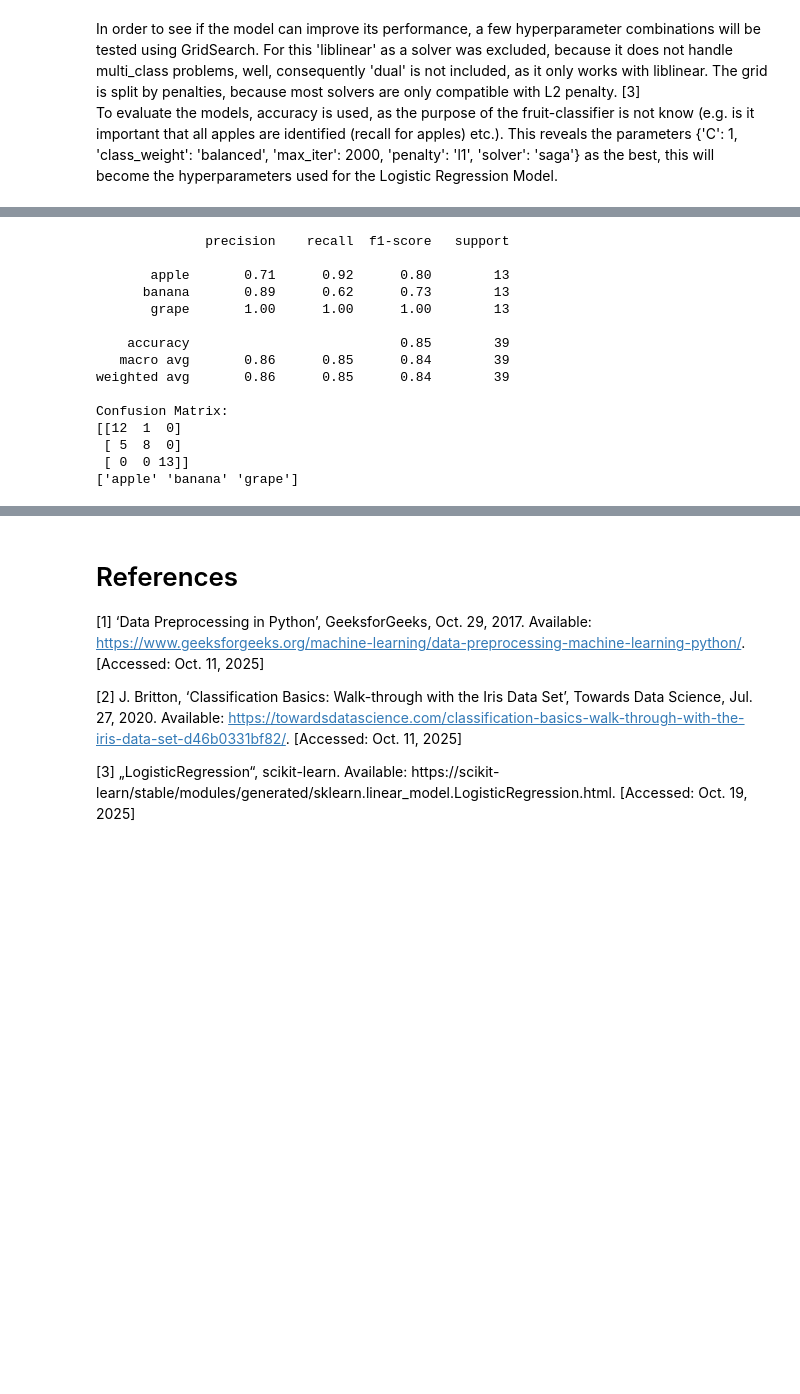
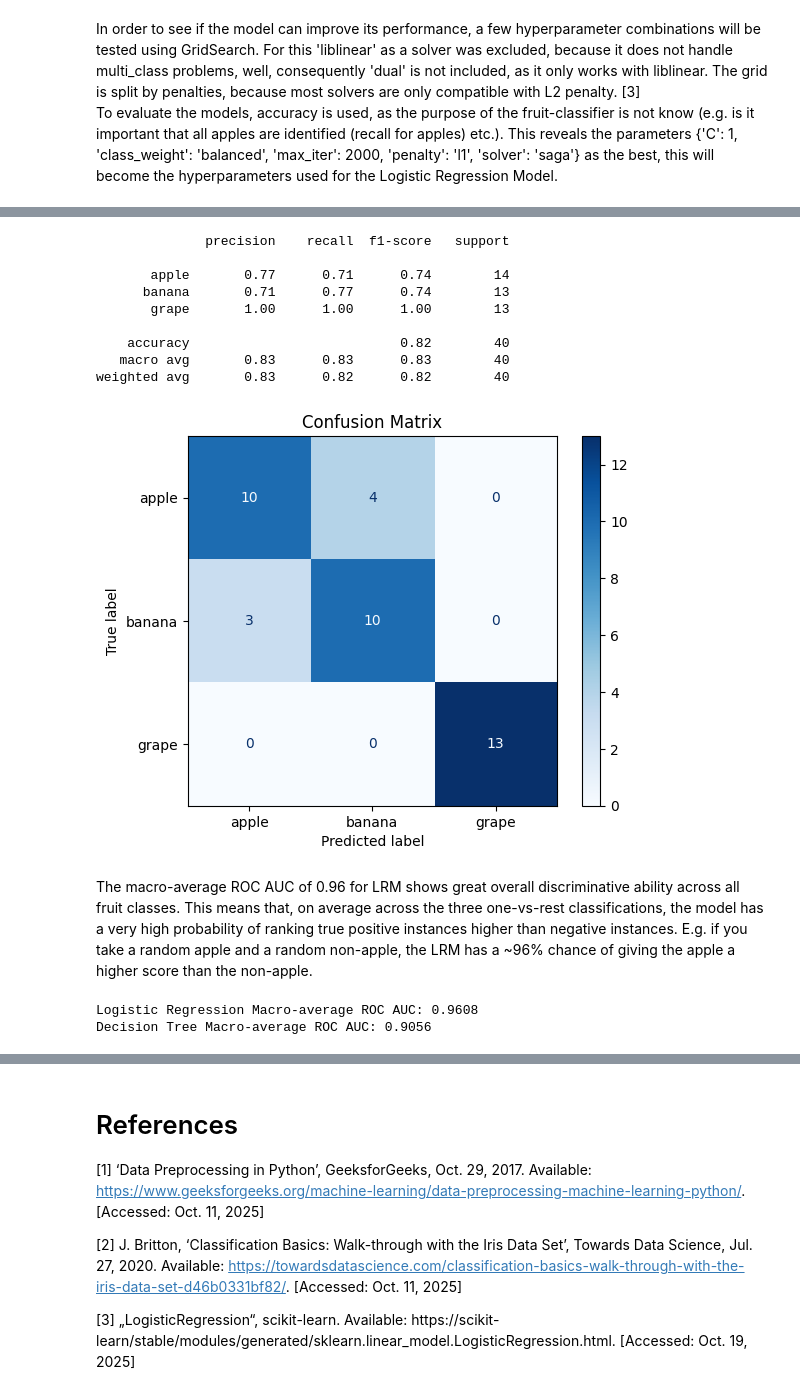
Before and after one commit to monbbemka/fruit-classifier, a Jupyter notebook: notebooks/fruit_classification.ipynb, the cells around one changed output, grey strips where cells are left out. Saved outputs shown, nothing was run; the diff lists cells and outputs as text; code cells hidden in the pictures; blank space fills up the shorter version.

```diff
--- a/notebooks/fruit_classification.ipynb
+++ b/notebooks/fruit_classification.ipynb
@@ -468,9 +449,9 @@ Although it does not matter wether the data is scaled or not for Decision Tree,
 # %%
 model_DT = DecisionTreeClassifier(random_state=1)
 
-model_DT.fit(X_train_scaled, y_train)
+model_DT.fit(X_train, y_train)
 
-y_pred_DT = model_DT.predict(X_test_scaled)
+y_pred_DT = model_DT.predict(X_test)
 
 accuracy_score(y_test, y_pred_DT)
 # %% [output]
@@ -484,6 +469,6 @@ Cross-Validation-Score: 0.8903225806451612
 # %%
 param_grid = {
-    'max_depth': range(1, 20, 1),
+    'max_depth': range(1, 10, 1),
     'min_samples_leaf': range(1, 10, 1),
     'min_samples_split': range(2, 10, 1),
     'criterion': ['entropy', 'gini']
@@ -492,7 +477,7 @@ param_grid = {
 grid_search = GridSearchCV(DecisionTreeClassifier(random_state=1), param_grid,
                            cv=5, scoring='accuracy')
 
-grid_search.fit(X_train_scaled, y_train)
+grid_search.fit(X_train, y_train)
 
 print(f"Best parameters: {grid_search.best_params_}")
 print("Best score:", grid_search.best_score_)
@@ -514,23 +503,43 @@ Final test accuracy: 0.8461538461538461
 # %%
-y_pred_DT = final_model_DT.predict(X_test_scaled)
+y_pred_DT = final_model_DT.predict(X_test)
 print(classification_report(y_test, y_pred_DT))
 
-print("Confusion Matrix:")
-print(confusion_matrix(y_test, y_pred_DT))
-print(final_model_DT.classes_) # to know which field is which in the confusion matrix
+# Plot confusion matrix
+cm = confusion_matrix(y_test, y_pred_DT)
+
+disp = ConfusionMatrixDisplay(confusion_matrix=cm, display_labels=final_model_LR.classes_)
+disp.plot(cmap=plt.cm.Blues)
+
+plt.title("Confusion Matrix")
+plt.show()
 # %% [output]
               precision    recall  f1-score   support
 
-       apple       0.71      0.92      0.80        13
-      banana       0.89      0.62      0.73        13
+       apple       0.77      0.71      0.74        14
+      banana       0.71      0.77      0.74        13
        grape       1.00      1.00      1.00        13
 
-    accuracy                           0.85        39
-   macro avg       0.86      0.85      0.84        39
-weighted avg       0.86      0.85      0.84        39
-
-Confusion Matrix:
-[[12  1  0]
- [ 5  8  0]
- [ 0  0 13]]
-['apple' 'banana' 'grape']
+    accuracy                           0.82        40
+   macro avg       0.83      0.83      0.83        40
+weighted avg       0.83      0.82      0.82        40
+[figure, added]
+# %% [markdown]
+The macro-average ROC AUC of 0.96 for LRM shows great overall discriminative ability across all fruit classes. This means that, on average across the three one-vs-rest classifications, the model has a very high probability of ranking true positive instances higher than negative instances. E.g. if you take a random apple and a random non-apple, the LRM has a ~96% chance of giving the apple a higher score than the non-apple.
+# %%
+# Transform class labels to numbers (0/1) for each class
+label_binarizer = LabelBinarizer()
+y_test_bin = label_binarizer.fit_transform(y_test)
+
+# Get propabilities
+propability_LR = final_model_LR.predict_proba(X_test)
+propability_DT = final_model_DT.predict_proba(X_test)
+
+# Calculate Macro-average ROC AUC
+auc_LR = roc_auc_score(y_test_bin, propability_LR, multi_class='ovr', average='macro')
+auc_DT = roc_auc_score(y_test_bin, propability_DT, multi_class='ovr', average='macro')
+
+print(f"Logistic Regression Macro-average ROC AUC: {auc_LR:.4f}")
+print(f"Decision Tree Macro-average ROC AUC: {auc_DT:.4f}")
+# %% [output]
+Logistic Regression Macro-average ROC AUC: 0.9608
+Decision Tree Macro-average ROC AUC: 0.9056
```
Also changed, not shown: parts of 38 cells of this notebook, 3 other files.
